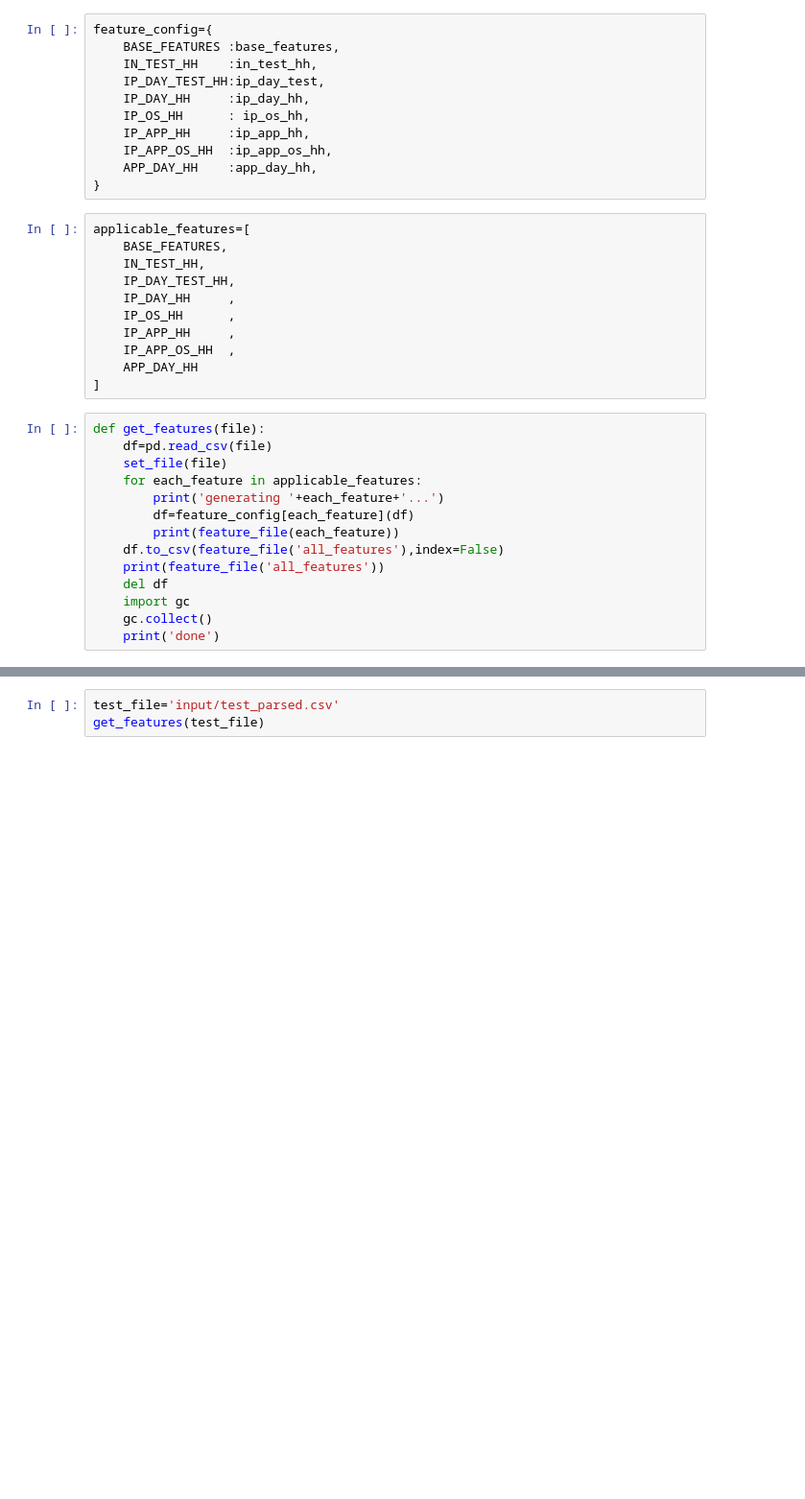
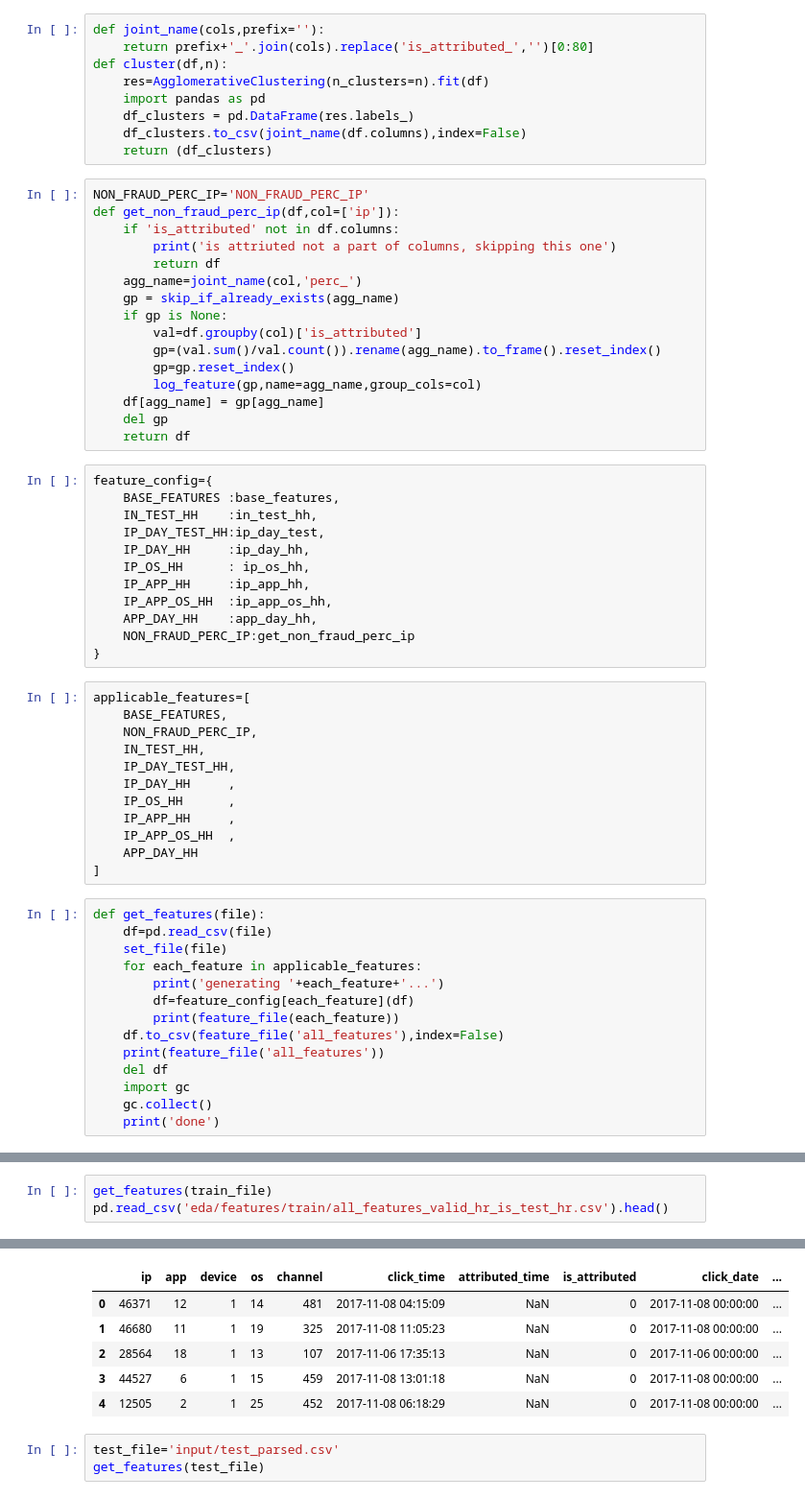
Before and after one commit to ronakagrawal2006/kaggle, a Jupyter notebook: talking-data-fraud-detection/03 ExtractFeatures.ipynb, the cells around one changed output, grey strips where cells are left out. Shown at 96% size. Saved outputs shown, nothing was run; the diff lists cells and outputs as text; blank space fills up the shorter version.

```diff
--- a/talking-data-fraud-detection/03 ExtractFeatures.ipynb
+++ b/talking-data-fraud-detection/03 ExtractFeatures.ipynb
@@ -127,6 +133,31 @@ def ip_app_os_hh(df,key = IP_APP_OS_HH):
     return aggregate_cols( df, ['ip', 'day', 'app', 'os', 'hour'], key, 'uint16', show_max=True );
 def app_day_hh(df,key = APP_DAY_HH):
     return aggregate_cols( df, ['app', 'day', 'hour'], key, 'uint16', show_max=True );
+# %%
+def joint_name(cols,prefix=''):
+    return prefix+'_'.join(cols).replace('is_attributed_','')[0:80]
+def cluster(df,n):
+    res=AgglomerativeClustering(n_clusters=n).fit(df)
+    import pandas as pd
+    df_clusters = pd.DataFrame(res.labels_)
+    df_clusters.to_csv(joint_name(df.columns),index=False)
+    return (df_clusters)
+# %%
+NON_FRAUD_PERC_IP='NON_FRAUD_PERC_IP'
+def get_non_fraud_perc_ip(df,col=['ip']):
+    if 'is_attributed' not in df.columns:
+        print('is attriuted not a part of columns, skipping this one')
+        return df
+    agg_name=joint_name(col,'perc_')
+    gp = skip_if_already_exists(agg_name)
+    if gp is None:
+        val=df.groupby(col)['is_attributed']
+        gp=(val.sum()/val.count()).rename(agg_name).to_frame().reset_index()
+        gp=gp.reset_index()
+        log_feature(gp,name=agg_name,group_cols=col)
+    df[agg_name] = gp[agg_name]
+    del gp
+    return df
 # %%
 feature_config={
     BASE_FEATURES :base_features,
@@ -137,10 +168,12 @@ feature_config={
     IP_APP_HH     :ip_app_hh,
     IP_APP_OS_HH  :ip_app_os_hh,
     APP_DAY_HH    :app_day_hh,
+    NON_FRAUD_PERC_IP:get_non_fraud_perc_ip
 }
 # %%
 applicable_features=[
     BASE_FEATURES,
+    NON_FRAUD_PERC_IP,
     IN_TEST_HH,
     IP_DAY_TEST_HH,
     IP_DAY_HH     ,
@@ -205,0 +226,4 @@ done
+# %%
+get_features(train_file)
+pd.read_csv('eda/features/train/all_features_valid_hr_is_test_hr.csv').head()
+# %% [output]
@@ -206,3 +247,9 @@ done
+|  | ip | app | device | os | channel | click_time | attributed_time | is_attributed | click_date | ... |
+| 0 | 46371 | 12 | 1 | 14 | 481 | 2017-11-08 04:15:09 | NaN | 0 | 2017-11-08 00:00:00 | ... |
+| 1 | 46680 | 11 | 1 | 19 | 325 | 2017-11-08 11:05:23 | NaN | 0 | 2017-11-08 00:00:00 | ... |
+| 2 | 28564 | 18 | 1 | 13 | 107 | 2017-11-06 17:35:13 | NaN | 0 | 2017-11-06 00:00:00 | ... |
+| 3 | 44527 | 6 | 1 | 15 | 459 | 2017-11-08 13:01:18 | NaN | 0 | 2017-11-08 00:00:00 | ... |
+| 4 | 12505 | 2 | 1 | 25 | 452 | 2017-11-08 06:18:29 | NaN | 0 | 2017-11-08 00:00:00 | ... |
 # %%
 test_file='input/test_parsed.csv'
 get_features(test_file)
```
Also changed, not shown: parts of 10 cells of this notebook, 5 other files.
